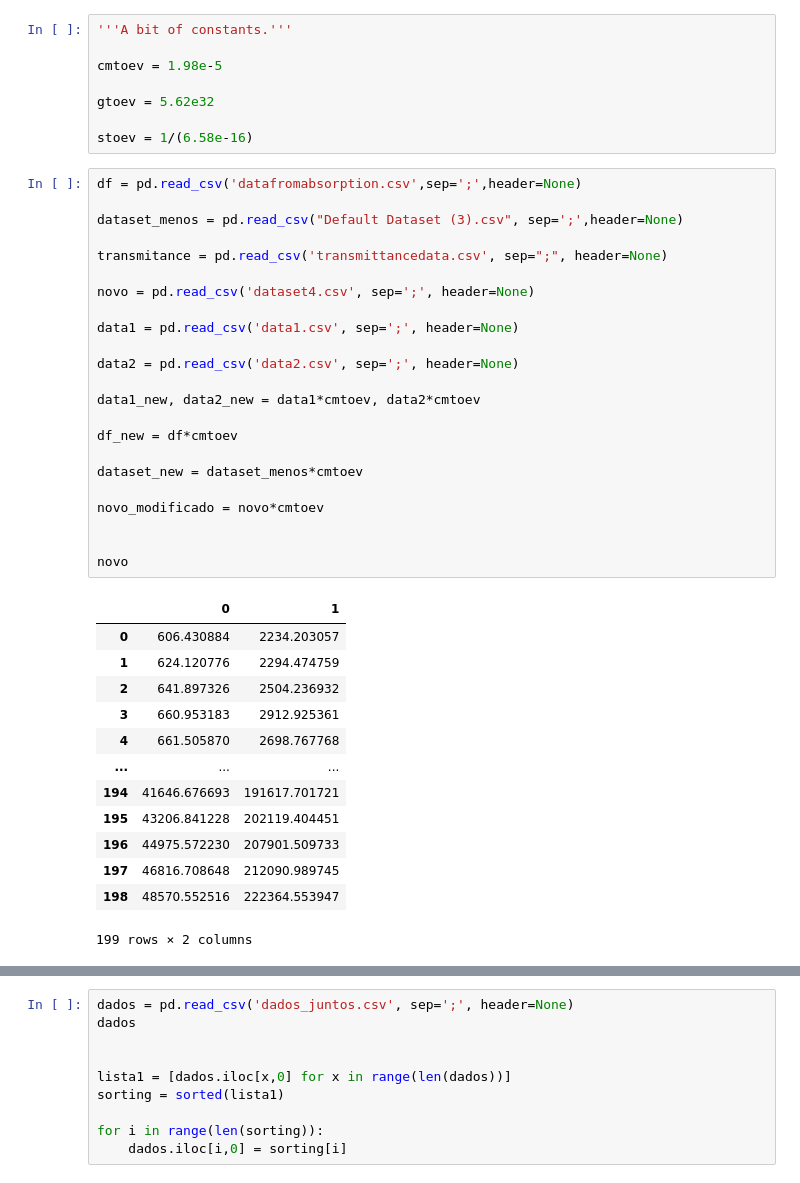
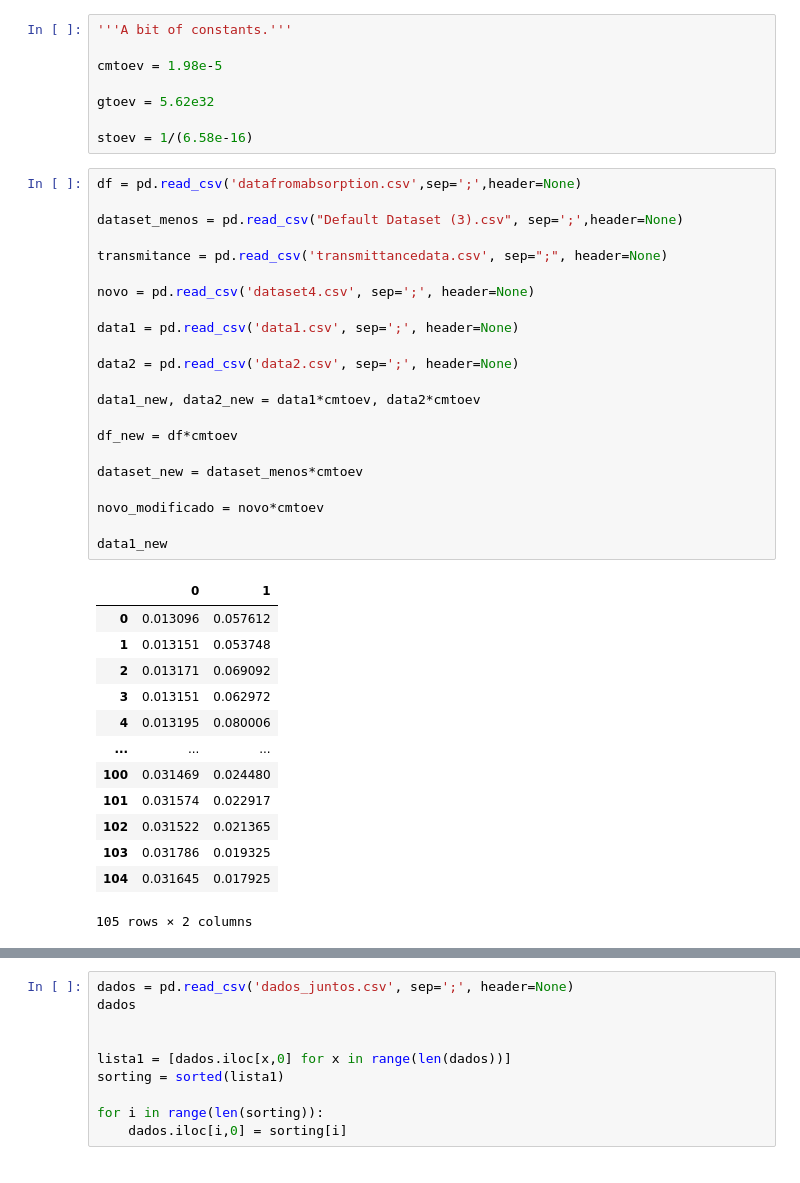
Before and after one commit to robalvess/Projeto-1---2025, a Jupyter notebook: try.ipynb, the cells around one changed output, grey strips where cells are left out. Cells and saved outputs as stored; diff of their text form.

```diff
--- a/try.ipynb
+++ b/try.ipynb
@@ -15,40 +15,39 @@ stoev = 1/(6.58e-16)
 # %%
 df = pd.read_csv('datafromabsorption.csv',sep=';',header=None)
 
 dataset_menos = pd.read_csv("Default Dataset (3).csv", sep=';',header=None)
 
 transmitance = pd.read_csv('transmittancedata.csv', sep=";", header=None)
 
 novo = pd.read_csv('dataset4.csv', sep=';', header=None)
 
 data1 = pd.read_csv('data1.csv', sep=';', header=None)
 
 data2 = pd.read_csv('data2.csv', sep=';', header=None)
 
 data1_new, data2_new = data1*cmtoev, data2*cmtoev
 
 df_new = df*cmtoev
 
 dataset_new = dataset_menos*cmtoev
 
 novo_modificado = novo*cmtoev
 
-
-novo
+data1_new
 # %% [output]
 |  | 0 | 1 |
-| 0 | 606.430884 | 2234.203057 |
-| 1 | 624.120776 | 2294.474759 |
-| 2 | 641.897326 | 2504.236932 |
-| 3 | 660.953183 | 2912.925361 |
-| 4 | 661.505870 | 2698.767768 |
+| 0 | 0.013096 | 0.057612 |
+| 1 | 0.013151 | 0.053748 |
+| 2 | 0.013171 | 0.069092 |
+| 3 | 0.013151 | 0.062972 |
+| 4 | 0.013195 | 0.080006 |
 | ... | ... | ... |
-| 194 | 41646.676693 | 191617.701721 |
-| 195 | 43206.841228 | 202119.404451 |
-| 196 | 44975.572230 | 207901.509733 |
-| 197 | 46816.708648 | 212090.989745 |
-| 198 | 48570.552516 | 222364.553947 |
+| 100 | 0.031469 | 0.024480 |
+| 101 | 0.031574 | 0.022917 |
+| 102 | 0.031522 | 0.021365 |
+| 103 | 0.031786 | 0.019325 |
+| 104 | 0.031645 | 0.017925 |
-199 rows × 2 columns
+105 rows × 2 columns
 # %%
 l = 0.0203544
 
```
Also changed, not shown: parts of 5 cells of this notebook, 2 other files.
